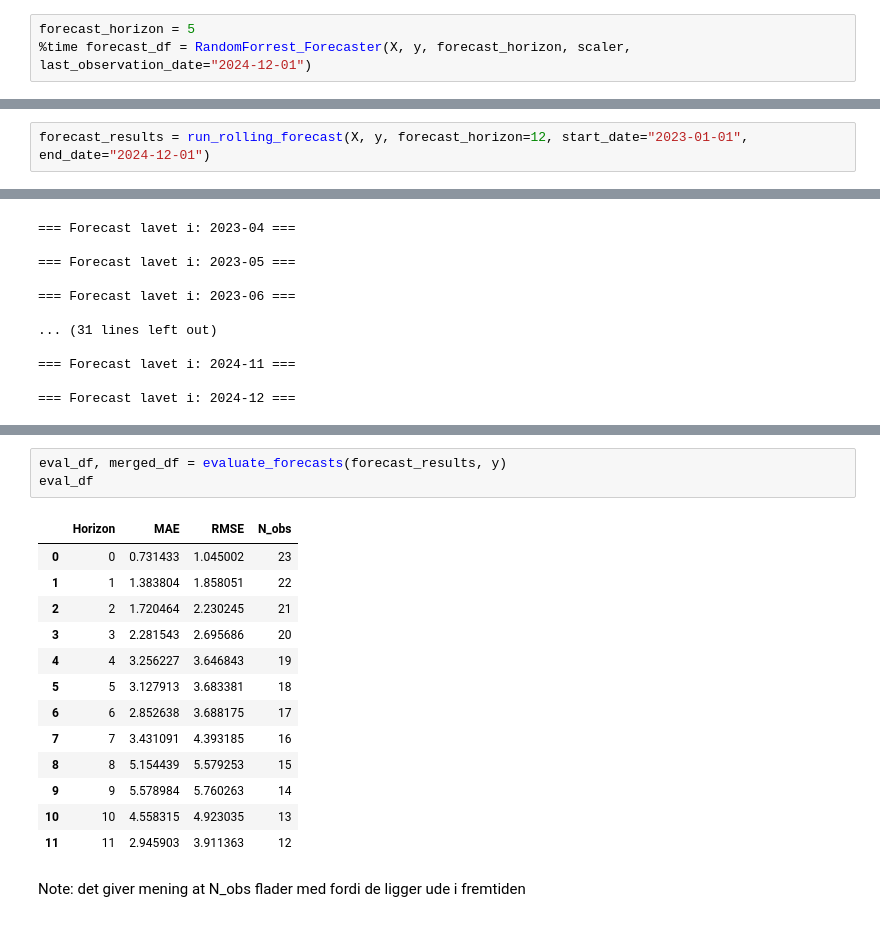
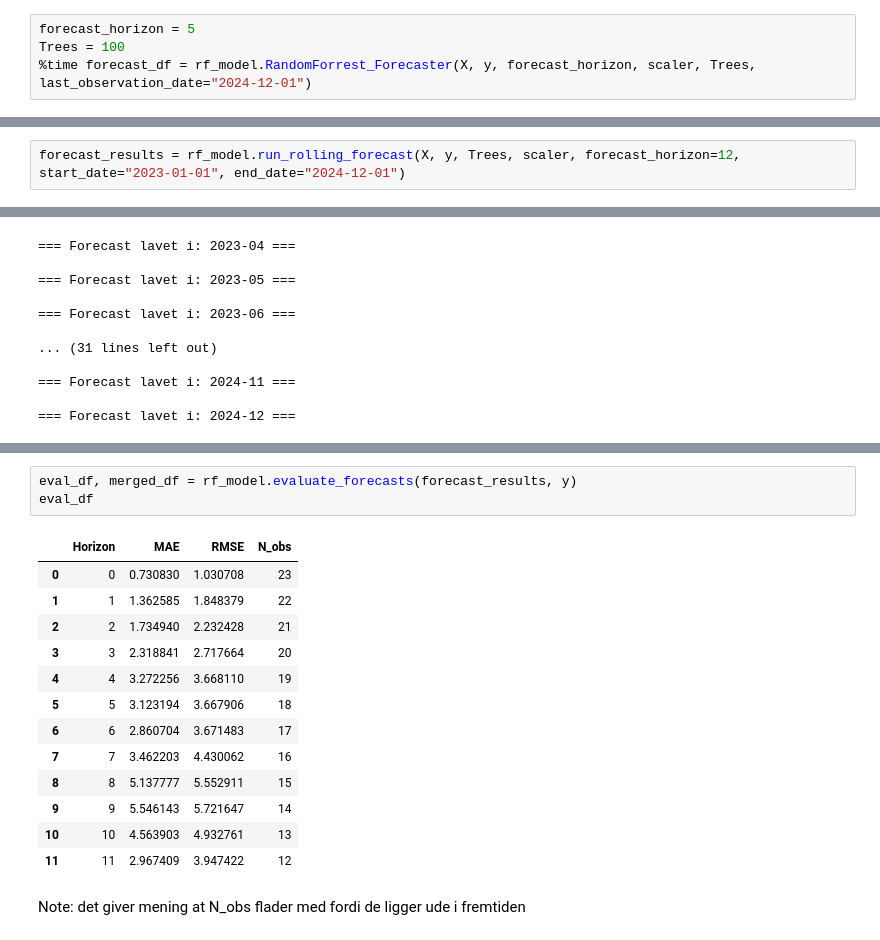
Before and after one commit to Rasmushoy/Inflation-Forecast, a Jupyter notebook: Random Forrest/Random Forrest.ipynb, the cells around one changed output, grey strips where cells are left out. Cells and saved outputs as stored; diff of their text form.

```diff
--- a/Random Forrest/Random Forrest.ipynb
+++ b/Random Forrest/Random Forrest.ipynb
@@ -236,6 +58,7 @@ def RandomForrest_Forecaster(X, y, forecast_horizon, scaler, last_observation_da
 # %%
 forecast_horizon = 5
-%time forecast_df = RandomForrest_Forecaster(X, y, forecast_horizon, scaler, last_observation_date="2024-12-01")
+Trees = 100
+%time forecast_df = rf_model.RandomForrest_Forecaster(X, y, forecast_horizon, scaler, Trees, last_observation_date="2024-12-01")
 # %% [output]
 === Horizon 0 ===
 Antal træningsobservationer: 156
@@ -425,5 +133,5 @@ def run_rolling_forecast(X, y, forecast_horizon=12, start_date="2012-01", end_da
 # %%
-forecast_results = run_rolling_forecast(X, y, forecast_horizon=12, start_date="2023-01-01", end_date="2024-12-01")
+forecast_results = rf_model.run_rolling_forecast(X, y, Trees, scaler, forecast_horizon=12,  start_date="2023-01-01", end_date="2024-12-01")
 # %% [output]
 === Forecast lavet i: 2023-01 ===
 
@@ -490,20 +169,20 @@ def evaluate_forecasts(forecast_df, y):
 # %%
-eval_df, merged_df = evaluate_forecasts(forecast_results, y)
+eval_df, merged_df = rf_model.evaluate_forecasts(forecast_results, y)
 eval_df
 # %% [output]
 |  | Horizon | MAE | RMSE | N_obs |
-| 0 | 0 | 0.731433 | 1.045002 | 23 |
-| 1 | 1 | 1.383804 | 1.858051 | 22 |
-| 2 | 2 | 1.720464 | 2.230245 | 21 |
-| 3 | 3 | 2.281543 | 2.695686 | 20 |
-| 4 | 4 | 3.256227 | 3.646843 | 19 |
-| 5 | 5 | 3.127913 | 3.683381 | 18 |
-| 6 | 6 | 2.852638 | 3.688175 | 17 |
-| 7 | 7 | 3.431091 | 4.393185 | 16 |
-| 8 | 8 | 5.154439 | 5.579253 | 15 |
-| 9 | 9 | 5.578984 | 5.760263 | 14 |
-| 10 | 10 | 4.558315 | 4.923035 | 13 |
-| 11 | 11 | 2.945903 | 3.911363 | 12 |
+| 0 | 0 | 0.730830 | 1.030708 | 23 |
+| 1 | 1 | 1.362585 | 1.848379 | 22 |
+| 2 | 2 | 1.734940 | 2.232428 | 21 |
+| 3 | 3 | 2.318841 | 2.717664 | 20 |
+| 4 | 4 | 3.272256 | 3.668110 | 19 |
+| 5 | 5 | 3.123194 | 3.667906 | 18 |
+| 6 | 6 | 2.860704 | 3.671483 | 17 |
+| 7 | 7 | 3.462203 | 4.430062 | 16 |
+| 8 | 8 | 5.137777 | 5.552911 | 15 |
+| 9 | 9 | 5.546143 | 5.721647 | 14 |
+| 10 | 10 | 4.563903 | 4.932761 | 13 |
+| 11 | 11 | 2.967409 | 3.947422 | 12 |
 # %% [markdown]
 Note: det giver mening at N_obs flader med fordi de ligger ude i fremtiden
 # %% [markdown]
```
Also changed, not shown: parts of 36 cells of this notebook, 9 other files.
